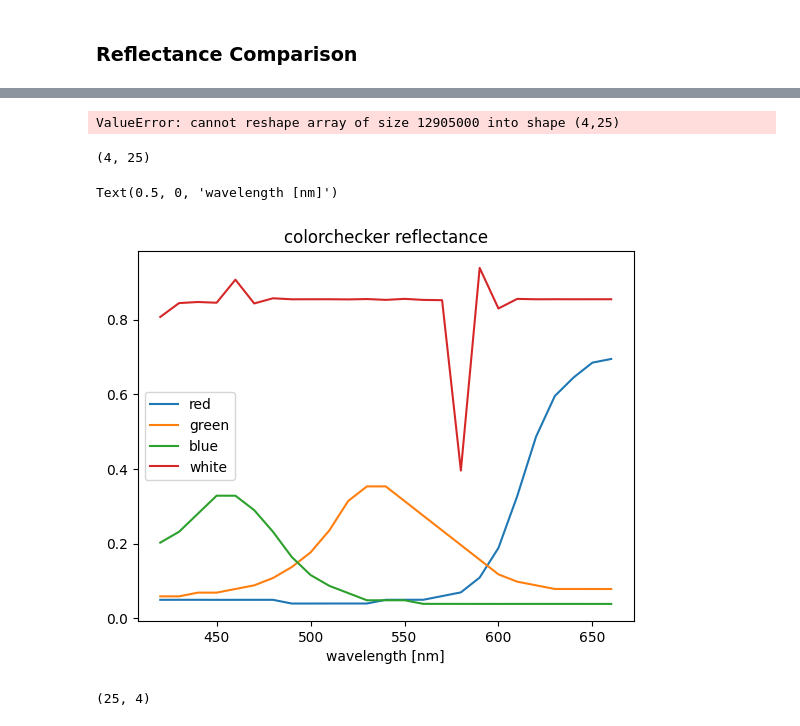
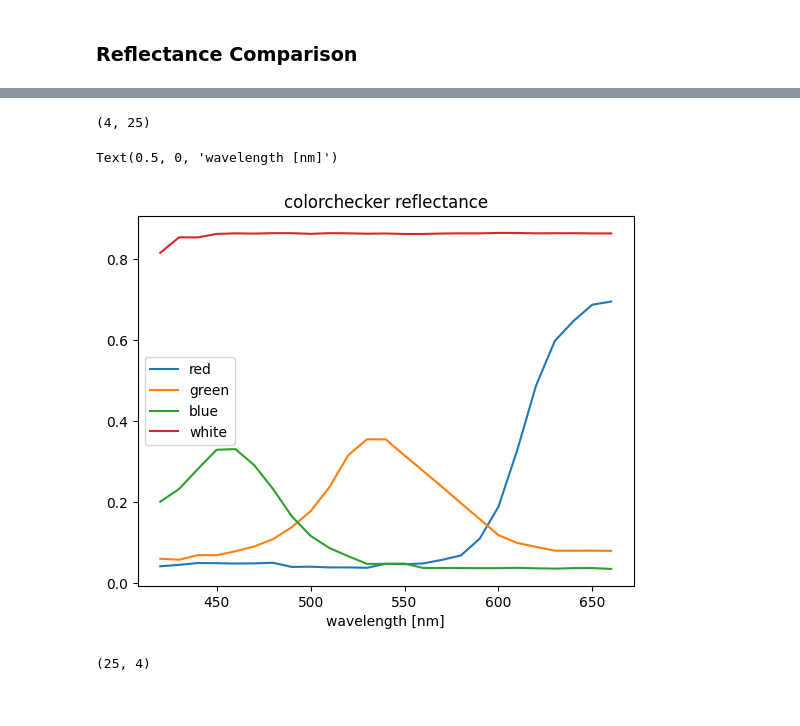
Before and after one commit to shshin1210/DSL, a Jupyter notebook: hyp_recon_patch_test.ipynb, the cells around one changed output, grey strips where cells are left out. Saved outputs shown, nothing was run; the diff lists cells and outputs as text; code cells hidden in the pictures.

Commit message:
hyp recon patch test real vs simulation 20230904 final

```diff
--- a/hyp_recon_patch_test.ipynb
+++ b/hyp_recon_patch_test.ipynb
@@ -327,30 +331,28 @@ Text(0.5, 0, 'wavelength [nm]')
 # %%
-X_np_all_px = np.load('./X_np_all.npy').reshape(4, len(wvls))
+X_np_all_px = np.load('./X_np_all_px.npy').reshape(4, len(wvls))
-# %% [output]
-ValueError: cannot reshape array of size 12905000 into shape (4,25)
 # %%
 X_np_all_px.shape
 # %% [output]
 (4, 25)
 # %%
 plt.figure()
-plt.plot(wvls, patches_ref_clip[:,0], label = 'red')
-plt.plot(wvls, patches_ref_clip[:,1], label = 'green')
-plt.plot(wvls, patches_ref_clip[:,2], label = 'blue')
-plt.plot(wvls, patches_ref_clip[:,3], label = 'white')
+# plt.plot(wvls, patches_ref_clip[:,0], label = 'red')
+# plt.plot(wvls, patches_ref_clip[:,1], label = 'green')
+# plt.plot(wvls, patches_ref_clip[:,2], label = 'blue')
+# plt.plot(wvls, patches_ref_clip[:,3], label = 'white')
 
-# plt.plot(wvls, X_np_all_px[0], label = 'red')
-# plt.plot(wvls, X_np_all_px[1], label = 'green')
-# plt.plot(wvls, X_np_all_px[2], label = 'blue')
-# plt.plot(wvls, X_np_all_px[3], label = 'white')
+plt.plot(wvls, X_np_all_px[0], label = 'red')
+plt.plot(wvls, X_np_all_px[1], label = 'green')
+plt.plot(wvls, X_np_all_px[2], label = 'blue')
+plt.plot(wvls, X_np_all_px[3], label = 'white')
 
 # plt.ylim(0, 1)
 plt.legend()
 plt.title('colorchecker reflectance')
 plt.xlabel('wavelength [nm]')
 # %% [output]
 Text(0.5, 0, 'wavelength [nm]')
-[figure, old version]
+[figure, new version]
 # %%
 patches_ref_clip.shape
 # %% [output]
```
Also changed, not shown: parts of 8 cells of this notebook.
